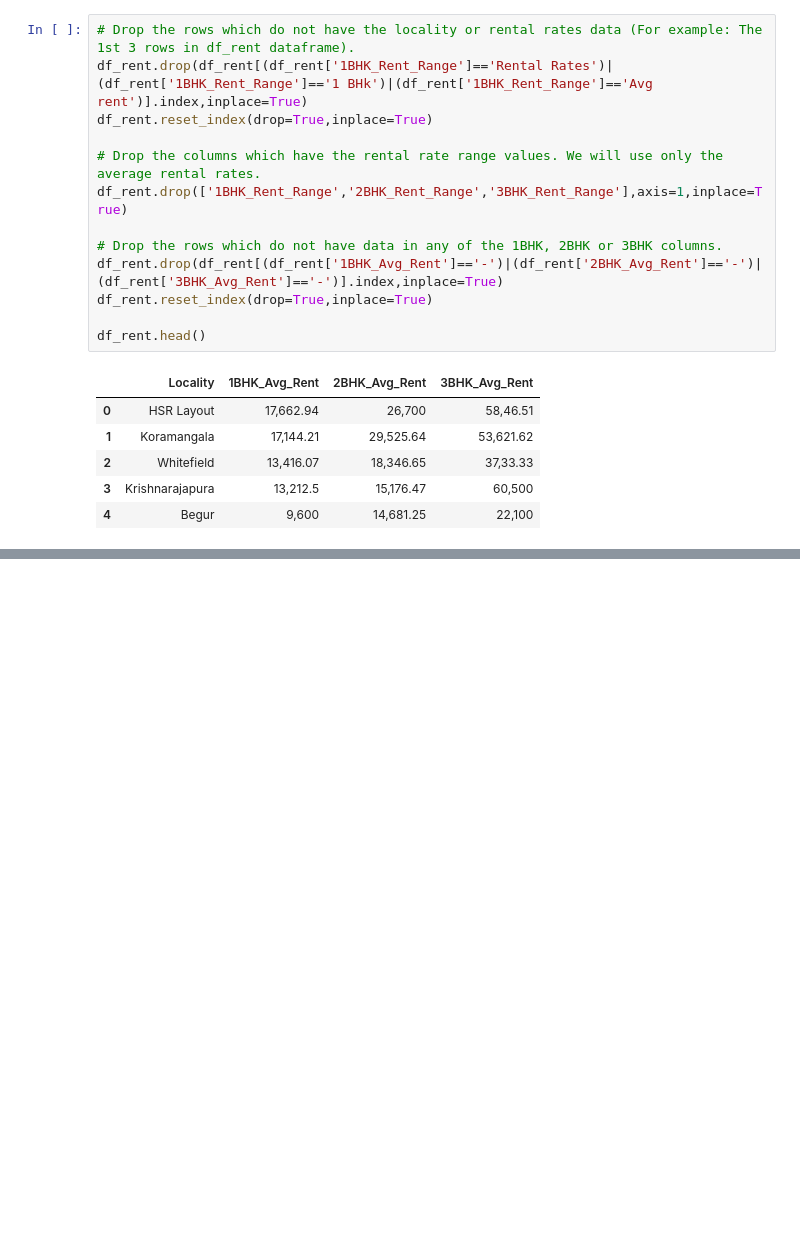
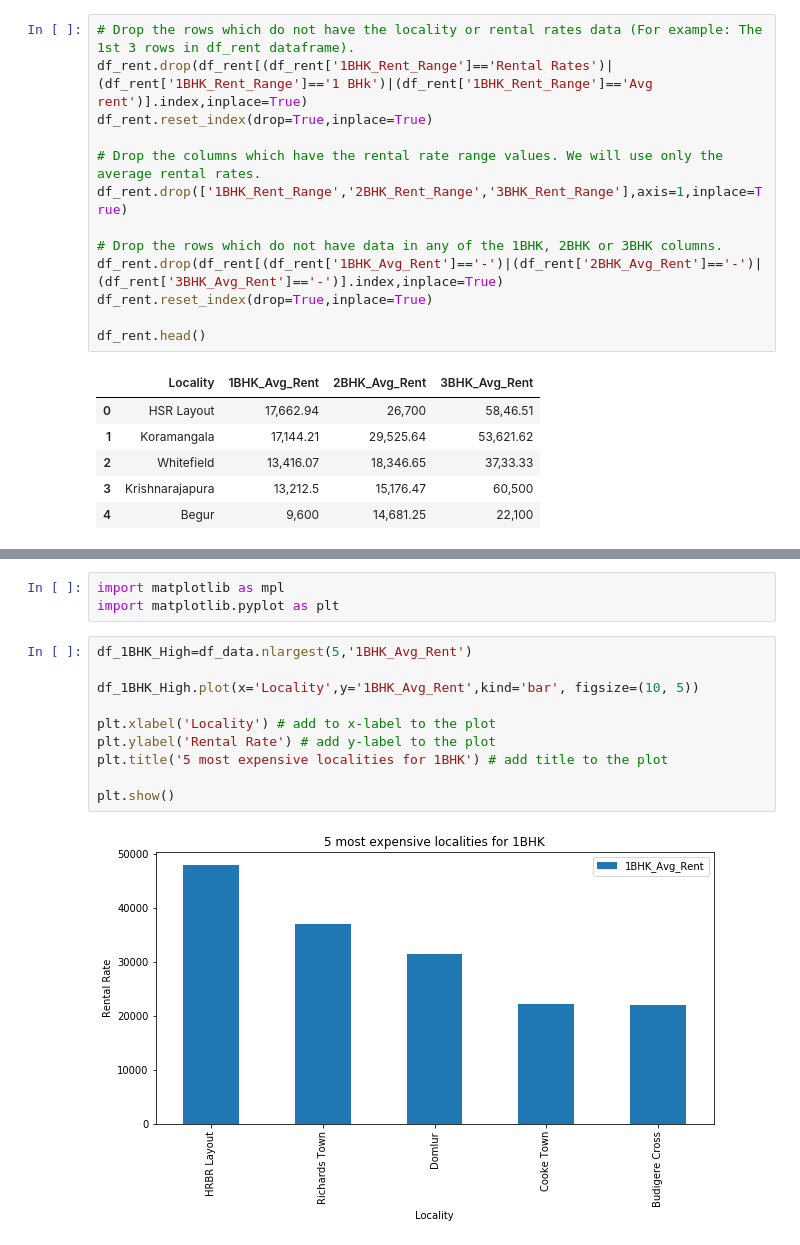
Before and after one commit to satchi7/Coursera_Capstone, a Jupyter notebook: The Battle of Neighborhoods - Code.ipynb, the cells around one changed output, grey strips where cells are left out. Cells and saved outputs as stored; diff of their text form; blank space fills up the shorter version.

```diff
--- a/The Battle of Neighborhoods - Code.ipynb
+++ b/The Battle of Neighborhoods - Code.ipynb
@@ -213,3 +201,18 @@ for lat, lng, locality in zip(df_rent['Latitute'], df_rent['Longitude'], df_rent
 map_bnglr
 # %% [output]
 [interactive output not drawn]
+# %%
+import matplotlib as mpl
+import matplotlib.pyplot as plt
+# %%
+df_1BHK_High=df_data.nlargest(5,'1BHK_Avg_Rent')
+
+df_1BHK_High.plot(x='Locality',y='1BHK_Avg_Rent',kind='bar', figsize=(10, 5))
+
+plt.xlabel('Locality') # add to x-label to the plot
+plt.ylabel('Rental Rate') # add y-label to the plot
+plt.title('5 most expensive localities for 1BHK') # add title to the plot
+
+plt.show()
+# %% [output]
+[figure, added]
```
Also changed, not shown: parts of 15 cells of this notebook.
